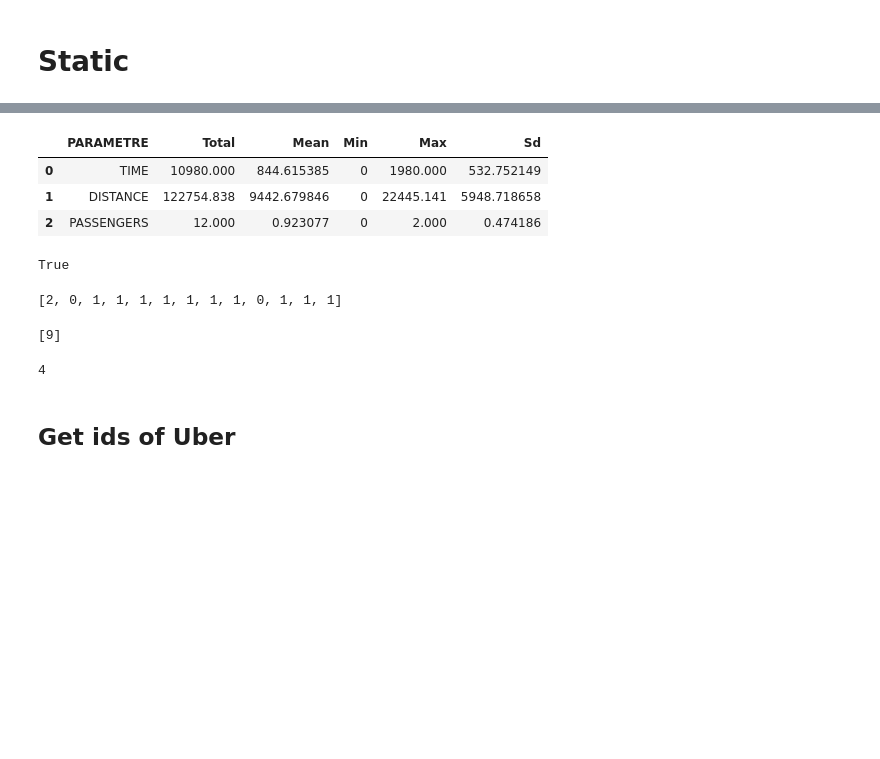
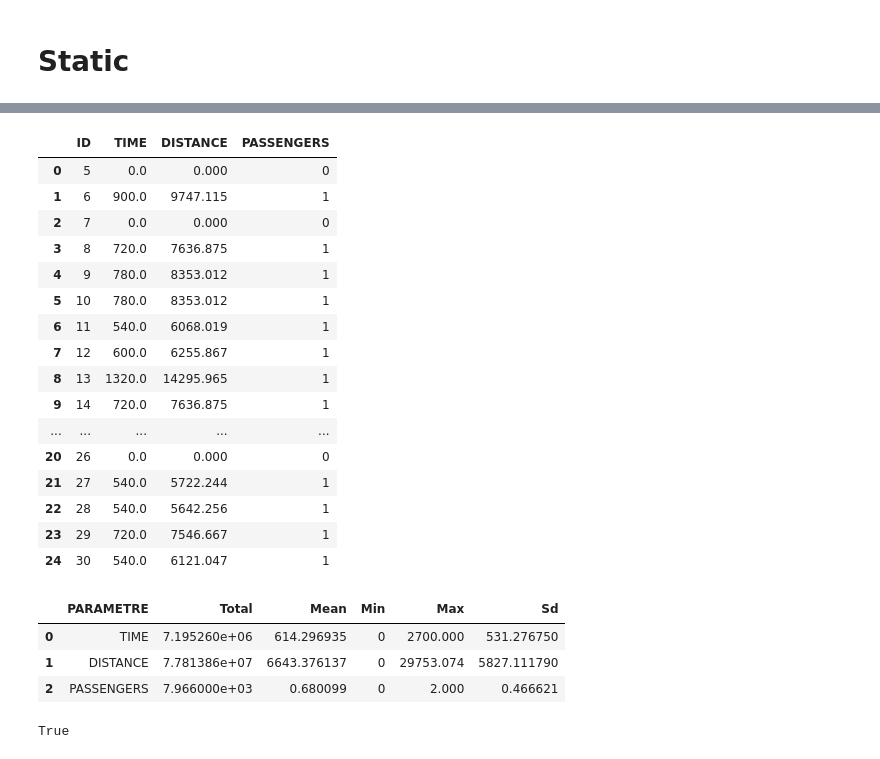
Before and after one commit to Xinyun77/stage_4A, a Jupyter notebook: Indicateur.ipynb, the cells around one changed output, grey strips where cells are left out. Saved outputs shown, nothing was run; the diff lists cells and outputs as text; code cells hidden in the pictures; blank space fills up the shorter version.

```diff
--- a/Indicateur.ipynb
+++ b/Indicateur.ipynb
@@ -210,5 +186,6 @@ index
 # %%
 def computeStatic(df):
+    # df = only_uber(df)
     time = []
     dist = []
     nbPass = []
@@ -231,39 +208,51 @@ def computeStatic(df):
             time.append(0)
             dist.append(0)
             nbPass.append(0)
-    return (time, dist, nbPass)
+    return (ids, time, dist, nbPass)
 # %%
-def buildDataframe(time, dist, nbPass):
+def buildDataframe_global(time, dist, nbPass):
     data = [['TIME', sum(time), mean(time), min(time), max(time), np.std(time)],
             ['DISTANCE', sum(dist), mean(dist), min(dist), max(dist), np.std(dist)],
              ['PASSENGERS', sum(nbPass), mean(nbPass), min(nbPass), max(nbPass), np.std(nbPass)]]
     df = pd.DataFrame(data, columns=['PARAMETRE', 'Total', 'Mean', 'Min', 'Max', 'Sd'])
     return df
+# %%
+ids, time, dist, nbPass = computeStatic(veh_test)
+# %%
+def buildDataframe(ids, time, dist, nbPass):
+    d = {'ID': ids, 'TIME': time, 'DISTANCE': dist, 'PASSENGERS': nbPass}
+    df = pd.DataFrame(data = d)
+    return df
 # %%
-df = buildDataframe(time, dist, nbPass)
-df
+df1 = buildDataframe(ids, time, dist, nbPass)
+df1.head(25)
 # %% [output]
-|  | PARAMETRE | Total | Mean | Min | Max | Sd |
-| 0 | TIME | 10980.000 | 844.615385 | 0 | 1980.000 | 532.752149 |
-| 1 | DISTANCE | 122754.838 | 9442.679846 | 0 | 22445.141 | 5948.718658 |
-| 2 | PASSENGERS | 12.000 | 0.923077 | 0 | 2.000 | 0.474186 |
+|  | ID | TIME | DISTANCE | PASSENGERS |
+| 0 | 5 | 0.0 | 0.000 | 0 |
+| 1 | 6 | 900.0 | 9747.115 | 1 |
+| 2 | 7 | 0.0 | 0.000 | 0 |
+| 3 | 8 | 720.0 | 7636.875 | 1 |
+| 4 | 9 | 780.0 | 8353.012 | 1 |
+| 5 | 10 | 780.0 | 8353.012 | 1 |
+| 6 | 11 | 540.0 | 6068.019 | 1 |
+| 7 | 12 | 600.0 | 6255.867 | 1 |
+| 8 | 13 | 1320.0 | 14295.965 | 1 |
+| 9 | 14 | 720.0 | 7636.875 | 1 |
+| ... | ... | ... | ... | ... |
+| 20 | 26 | 0.0 | 0.000 | 0 |
+| 21 | 27 | 540.0 | 5722.244 | 1 |
+| 22 | 28 | 540.0 | 5642.256 | 1 |
+| 23 | 29 | 720.0 | 7546.667 | 1 |
+| 24 | 30 | 540.0 | 6121.047 | 1 |
+# %%
+df2 = buildDataframe_global(time, dist, nbPass)
+df2
+# %% [output]
+|  | PARAMETRE | Total | Mean | Min | Max | Sd |
+| 0 | TIME | 7.195260e+06 | 614.296935 | 0 | 2700.000 | 531.276750 |
+| 1 | DISTANCE | 7.781386e+07 | 6643.376137 | 0 | 29753.074 | 5827.111790 |
+| 2 | PASSENGERS | 7.966000e+03 | 0.680099 | 0 | 2.000 | 0.466621 |
 # %%
 len(nbPass) == len(set(veh_test.ID.tolist()))
 # %% [output]
 True
-# %%
-nbPass
-# %% [output]
-[2, 0, 1, 1, 1, 1, 1, 1, 1, 0, 1, 1, 1]
-# %%
-index = [t for t,x in enumerate(veh.ID.tolist()) if (x == 6)]
-index
-# %% [output]
-[9]
-# %%
-l = [4]
-sum(l)
-# %% [output]
-4
-# %% [markdown]
-## Get ids of Uber
```
Also changed, not shown: parts of 8 cells of this notebook.
